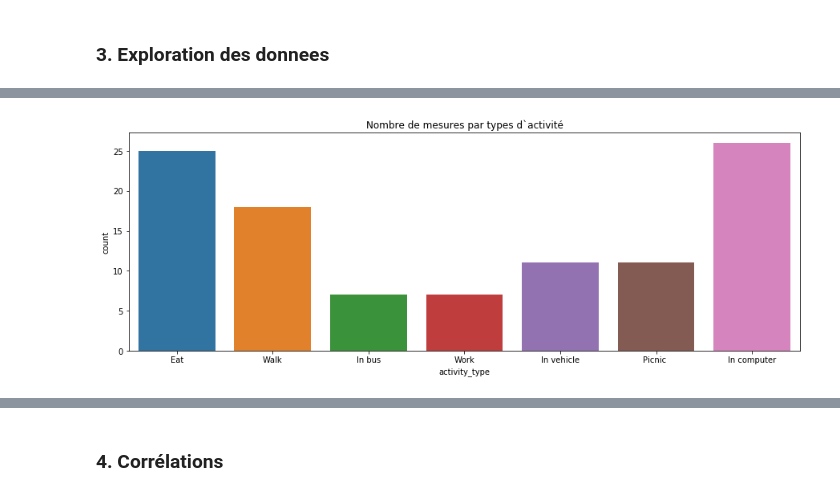
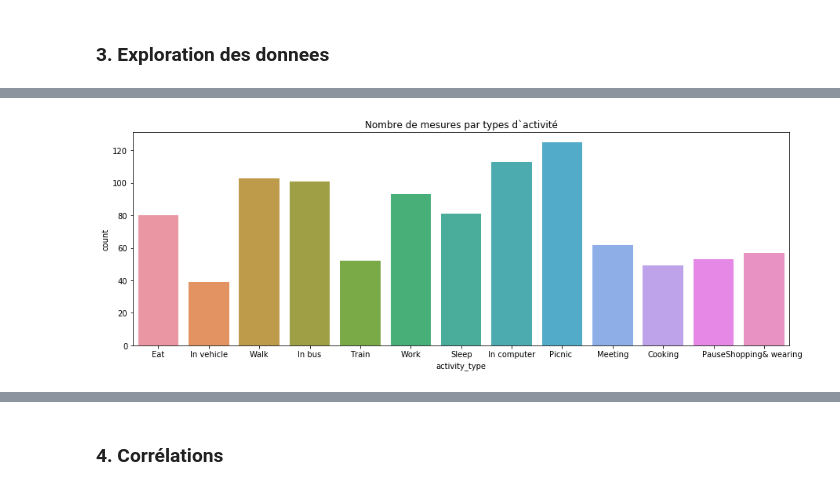
Before and after one commit to anthonygal/Analaysing_Human_Activity_From_IOT_Devices, a Jupyter notebook: Analyse_Smartwatch_Smartphone.ipynb, the cells around one changed output, grey strips where cells are left out. Drawn from its saved outputs; the diff is of its cells as text; code cells hidden in the pictures.

```diff
--- a/Analyse_Smartwatch_Smartphone.ipynb
+++ b/Analyse_Smartwatch_Smartphone.ipynb
@@ -111,11 +121,11 @@ data = {}
 
 # data['activity'] = [None] * len(smartphone_df)
 
-data['light'] = [None] * len(smartphone_df)
+# data['light'] = [None] * len(smartphone_df)
 data['audio'] = [None] * len(smartphone_df)
 data['steps'] = [None] * len(smartphone_df)
 data['wifi'] = [None] * len(smartphone_df)
-data['bluetooth'] = [None] * len(smartphone_df)
+# data['bluetooth'] = [None] * len(smartphone_df)
 data['accelerometer'] = [None] * len(smartphone_df)
 
 
@@ -126,8 +136,8 @@ for index, row in tqdm(smartphone_df.iterrows(), total=len(smartphone_df)):
 #     else:
 #         data['activity'][index] = values[0]
 
-        if row['source'] == 'light':
-            data['light'][index] = values[0]
+#         if row['source'] == 'light':
+#             data['light'][index] = values[0]
 
         if row['source'] == 'audio':
             data['audio'][index] = mean(values)
@@ -141,39 +151,39 @@ for index, row in tqdm(smartphone_df.iterrows(), total=len(smartphone_df)):
         if row['source'] == 'wifi':
             data['wifi'][index] = len(values)
 
-        if row['source'] == 'bluetooth':
-            data['bluetooth'][index] = len(values)
+#         if row['source'] == 'bluetooth':
+#             data['bluetooth'][index] = len(values)
 
 
 # smartwatch_df["activity"] = data['activity']
-smartphone_df["light"] = data['light']
+# smartphone_df["light"] = data['light']
 smartphone_df["audio"] = data['audio']
 smartphone_df["wifi"] = data['wifi']
-smartphone_df["bluetooth"] = data['bluetooth']
+# smartphone_df["bluetooth"] = data['bluetooth']
 smartphone_df["steps"] = data['steps']
 smartphone_df["accelerometer"] = data['accelerometer']
 
 
 resampling_functions = {
-    'light': np.mean,
+#     'light': np.mean,
     'audio': np.mean,
     'wifi': np.mean,
-    'bluetooth': np.mean,
+#     'bluetooth': np.mean,
     'steps': np.sum,
     'accelerometer': np.mean
 }
 
 smartphone_df = smartphone_df[
-                    smartphone_df['light'].notnull() |
+#                     smartphone_df['light'].notnull() |
                     smartphone_df['audio'].notnull() |
                     smartphone_df['wifi'].notnull() |
-                    smartphone_df['bluetooth'].notnull() |
+#                     smartphone_df['bluetooth'].notnull() |
                     smartphone_df['steps'].notnull() |
                     smartphone_df['accelerometer'].notnull()
                              ]
 
 smartphone_df = smartphone_df.set_index('timestamp')
-smartphone_df = smartphone_df[['light','audio','wifi','bluetooth', 'steps', 'accelerometer']]
+smartphone_df = smartphone_df[['audio','wifi', 'steps', 'accelerometer']]
 smartphone_df = smartphone_df.resample('min').agg(resampling_functions)
 smartphone_df['steps'].fillna(0.0, inplace=True)
 smartphone_df = smartphone_df.dropna()
@@ -206,0 +204,5 @@ df.describe()
+# %%
+df = smartphone_df.join(smartwatch_df, lsuffix='_sp', rsuffix='_sw')
+df = df.reset_index(level=0)
+df = df.drop('level_0', axis = 1)
+df.describe()
@@ -263,13 +275,13 @@ ax = sns.countplot(x="activity_type", data=df).set_title('Nombre de mesures par
 # %%
 df = df.drop(df.index[df['activity_type'] == 'At home'], axis = 0)
 df = df.drop(df.index[df['activity_type'] == 'Walking&party'], axis = 0)
 for activity_type in df['activity_type'].unique():
-    if len(df[df['activity_type'] == activity_type])<7:
+    if len(df[df['activity_type'] == activity_type])<30:
         df = df.drop(df.index[df['activity_type'] == activity_type], axis = 0)
 
 fig, ax = plt.subplots(figsize=(15,5))
 ax = sns.countplot(x="activity_type", data=df).set_title('Nombre de mesures par types d`activité')
 # %% [output]
-[figure, old version]
+[figure, new version]
 # %%
 list(df.columns)
```
Also changed, not shown: parts of 27 cells of this notebook, 1 other file.
